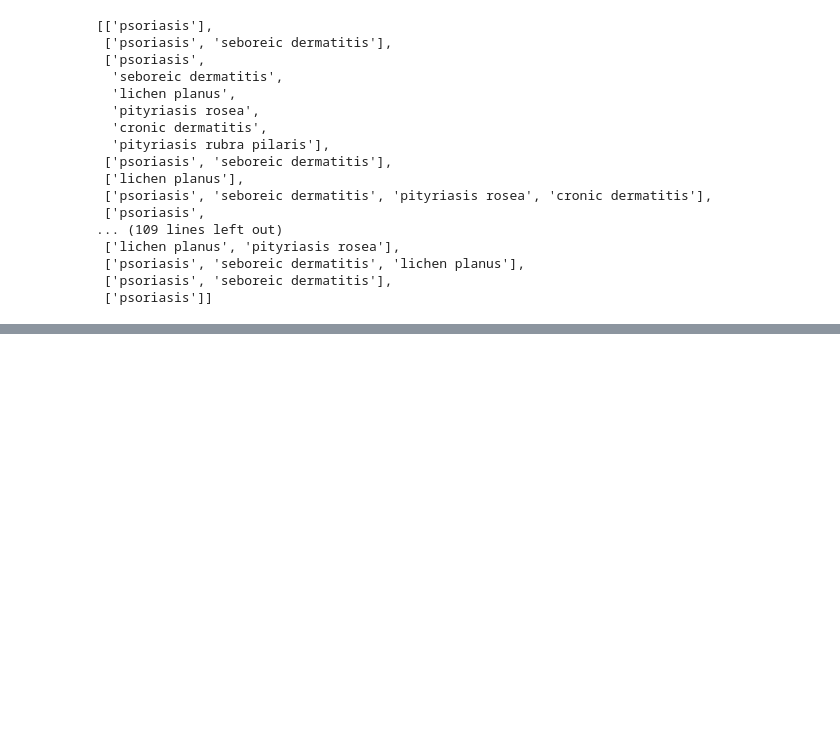
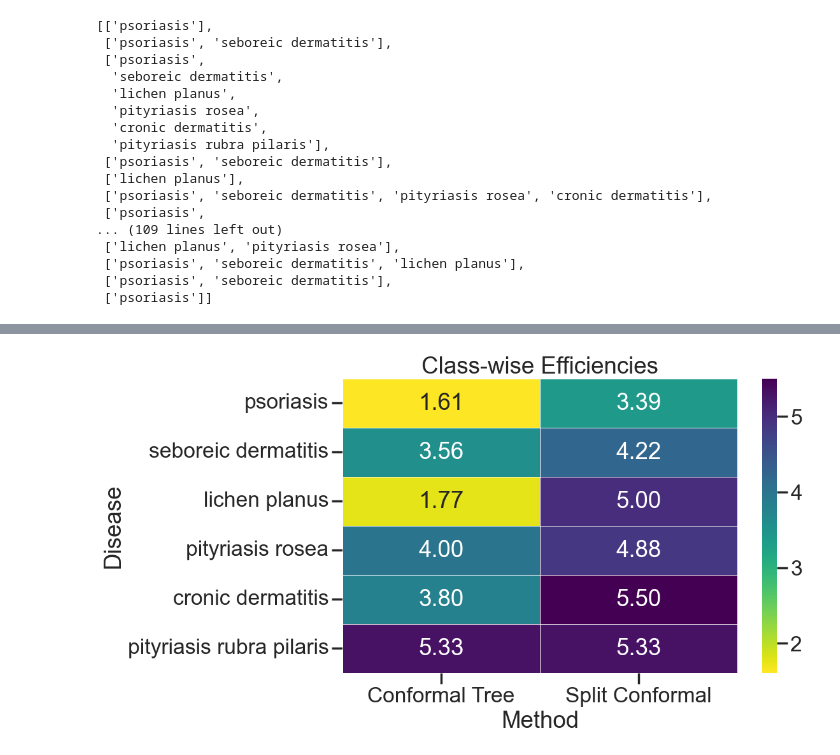
Before and after one commit to JungeumKim/conformal_tree, a Jupyter notebook: classification_demo.ipynb, the cells around one changed output, grey strips where cells are left out. Cells and saved outputs as stored; diff of their text form; code cells hidden in the pictures; blank space fills up the shorter version.

```diff
--- a/classification_demo.ipynb
+++ b/classification_demo.ipynb
@@ -146,0 +242,47 @@ conformal_tree_test_sets
+# %%
+true_labels = df["class"].values
+
+test_conformal_sets = []
+for i,tidx in enumerate(test_idx):
+    test_pt = clinical_vals[tidx]
+    test_conformal_sets.append(conformal_set(tidx, conf_quant))
+
+test_tree_sets = ctrc.test_set(clinical_vals[test_idx], y_test_pred=np.array(output_data)[test_idx])
+# %%
+def state_wise_efficiency(the_id):
+    subset_idxs = true_labels[test_idx] == the_id
+
+    test_tree_set_sizes_state = [len(l) for i,l in enumerate(test_tree_sets) if subset_idxs[i]==True]
+    test_cp_set_sizes_state = [len(l) for i,l in enumerate(test_conformal_sets) if subset_idxs[i] == True]
+
+    return np.mean(test_tree_set_sizes_state), np.mean(test_cp_set_sizes_state)
+# %%
+labs_strs = {
+    1: "psoriasis",
+    2: "seboreic dermatitis",
+    3: "lichen planus",
+    4: "pityriasis rosea",
+    5: "cronic dermatitis",
+    6: "pityriasis rubra pilaris"
+}
+# %%
+import pandas as pd
+import seaborn as sns
+import matplotlib.pyplot as plt
+
+effs = { v: state_wise_efficiency(k) for k,v in labs_strs.items()}
+
+
+dfv = pd.DataFrame(effs, index=['Conformal Tree', 'Split Conformal']).T
+dfv = dfv.round(2)
+
+plt.figure(figsize=(10, 6))
+ax = sns.heatmap(dfv, annot=True, cmap='viridis_r', cbar=True, linewidths=.5, fmt=".2f")
+ax.set_title('Class-wise Efficiencies')
+plt.xlabel('Method')
+plt.ylabel('Disease')
+plt.xticks(rotation=0)
+plt.yticks(rotation=0)
+plt.show()
+# %% [output]
+[figure, added]
```
Also changed, not shown: parts of 7 cells of this notebook.
